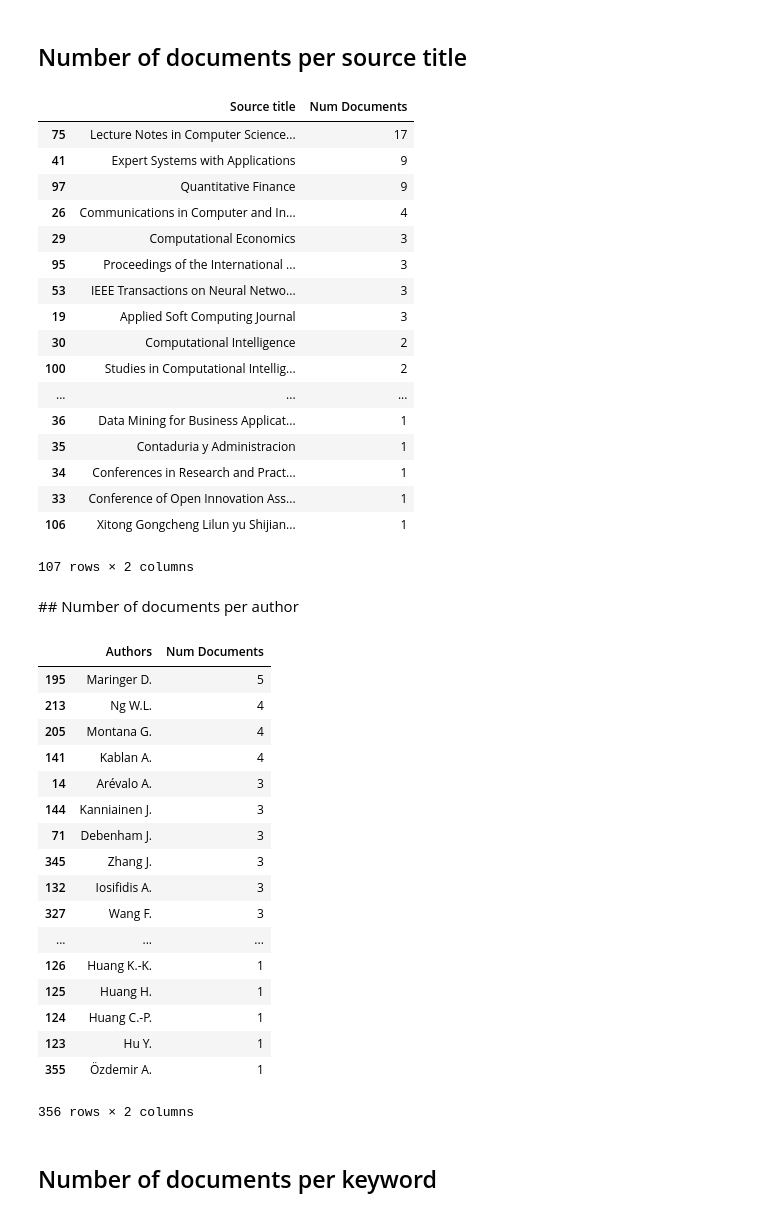
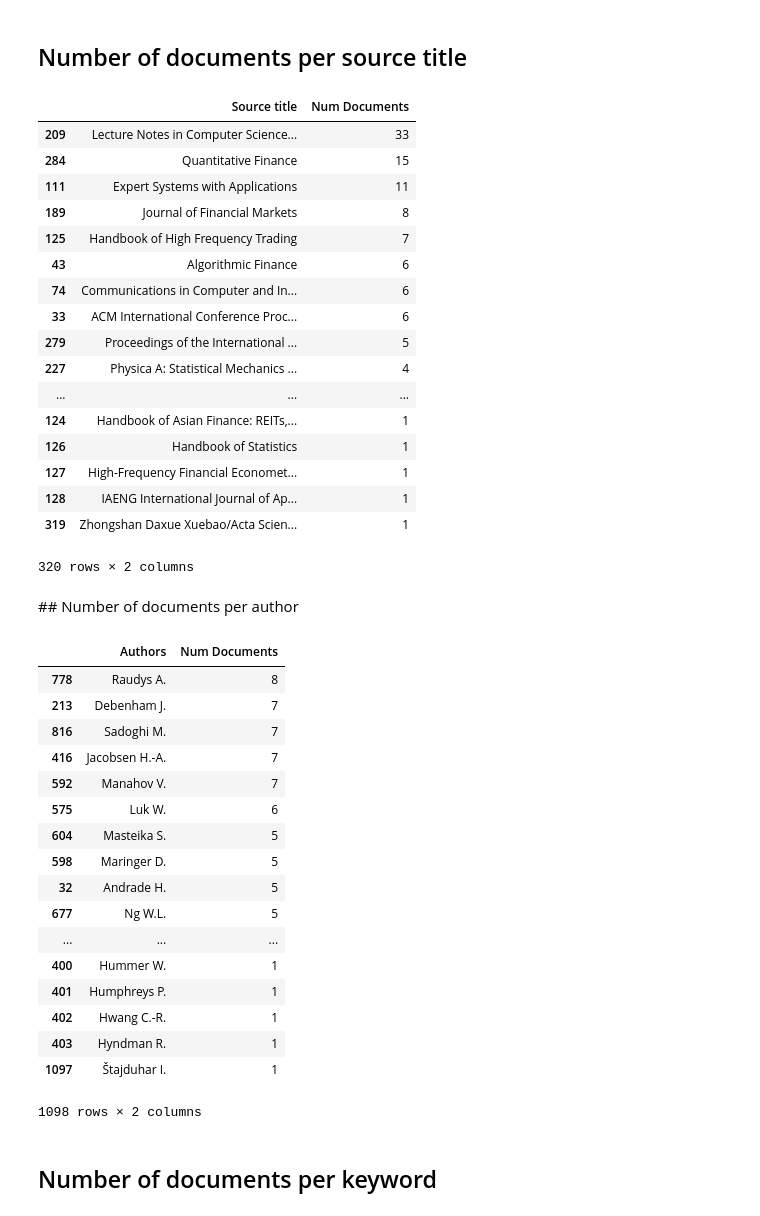
Before and after one commit to jdvelasq/techminer-old-deprecated, a Jupyter notebook: guide/tutorial/6-basic-analysis.ipynb, the cells around one changed output. Drawn from its saved outputs; the diff is of its cells as text; code cells hidden in the pictures.

```diff
--- a/guide/tutorial/6-basic-analysis.ipynb
+++ b/guide/tutorial/6-basic-analysis.ipynb
@@ -7,4 +5,7 @@ import pandas as pd
 # %%
-records = pd.read_json('demo-keywords.json', orient='records', lines=True)
+import pandas as pd
+from techminer import RecordsDataFrame
+records = pd.read_json('cleaned-records.json', orient='records', lines=True)
+rdf = RecordsDataFrame(records)
 # %% [markdown]
 ## Number of documents per document type
@@ -69,7 +67,7 @@ documents_by_term(records, 'Cited by')
 # %% [markdown]
 ## Number of authors per document
 # %%
-records['Num Authors'] = records['Author(s) ID'].map(lambda x: len(x.split(';')))
-documents_by_term(records, 'Num Authors')
+rdf['Num Authors'] = rdf['Author(s) ID'].map(lambda x: len(x.split(';')))
+rdf.documents_by_term('Num Authors')
 # %% [output]
 |  | Num Authors | Num Documents |
@@ -82,48 +86,48 @@ documents_by_term(records, 'Num Authors')
 # %% [markdown]
 ## Number of documents per source title
 # %%
-documents_by_term(records, 'Source title')
+rdf.documents_by_term('Source title')
 # %% [output]
 |  | Source title | Num Documents |
-| 75 | Lecture Notes in Computer Science... | 17 |
-| 41 | Expert Systems with Applications | 9 |
-| 97 | Quantitative Finance | 9 |
-| 26 | Communications in Computer and In... | 4 |
-| 29 | Computational Economics | 3 |
-| 95 | Proceedings of the International ... | 3 |
-| 53 | IEEE Transactions on Neural Netwo... | 3 |
-| 19 | Applied Soft Computing Journal | 3 |
-| 30 | Computational Intelligence | 2 |
-| 100 | Studies in Computational Intellig... | 2 |
+| 209 | Lecture Notes in Computer Science... | 33 |
+| 284 | Quantitative Finance | 15 |
+| 111 | Expert Systems with Applications | 11 |
+| 189 | Journal of Financial Markets | 8 |
+| 125 | Handbook of High Frequency Trading | 7 |
+| 43 | Algorithmic Finance | 6 |
+| 74 | Communications in Computer and In... | 6 |
+| 33 | ACM International Conference Proc... | 6 |
+| 279 | Proceedings of the International ... | 5 |
+| 227 | Physica A: Statistical Mechanics ... | 4 |
 | ... | ... | ... |
-| 36 | Data Mining for Business Applicat... | 1 |
-| 35 | Contaduria y Administracion | 1 |
-| 34 | Conferences in Research and Pract... | 1 |
-| 33 | Conference of Open Innovation Ass... | 1 |
-| 106 | Xitong Gongcheng Lilun yu Shijian... | 1 |
+| 124 | Handbook of Asian Finance: REITs,... | 1 |
+| 126 | Handbook of Statistics | 1 |
+| 127 | High-Frequency Financial Economet... | 1 |
+| 128 | IAENG International Journal of Ap... | 1 |
+| 319 | Zhongshan Daxue Xuebao/Acta Scien... | 1 |
-107 rows × 2 columns
+320 rows × 2 columns
 # %% [markdown]
 ## Number of documents per author
 # %%
-documents_by_term(records, 'Authors', sep=',')
+rdf.documents_by_term('Authors', sep=',')
 # %% [output]
 |  | Authors | Num Documents |
-| 195 | Maringer D. | 5 |
-| 213 | Ng W.L. | 4 |
-| 205 | Montana G. | 4 |
-| 141 | Kablan A. | 4 |
-| 14 | Arévalo A. | 3 |
-| 144 | Kanniainen J. | 3 |
-| 71 | Debenham J. | 3 |
-| 345 | Zhang J. | 3 |
-| 132 | Iosifidis A. | 3 |
-| 327 | Wang F. | 3 |
+| 778 | Raudys A. | 8 |
+| 213 | Debenham J. | 7 |
+| 816 | Sadoghi M. | 7 |
+| 416 | Jacobsen H.-A. | 7 |
+| 592 | Manahov V. | 7 |
+| 575 | Luk W. | 6 |
+| 604 | Masteika S. | 5 |
+| 598 | Maringer D. | 5 |
+| 32 | Andrade H. | 5 |
+| 677 | Ng W.L. | 5 |
 | ... | ... | ... |
-| 126 | Huang K.-K. | 1 |
-| 125 | Huang H. | 1 |
-| 124 | Huang C.-P. | 1 |
-| 123 | Hu Y. | 1 |
-| 355 | Özdemir A. | 1 |
+| 400 | Hummer W. | 1 |
+| 401 | Humphreys P. | 1 |
+| 402 | Hwang C.-R. | 1 |
+| 403 | Hyndman R. | 1 |
+| 1097 | Štajduhar I. | 1 |
-356 rows × 2 columns
+1098 rows × 2 columns
 # %% [markdown]
 ## Number of documents per keyword
```
Also changed, not shown: parts of 37 cells of this notebook, 8 other files.
